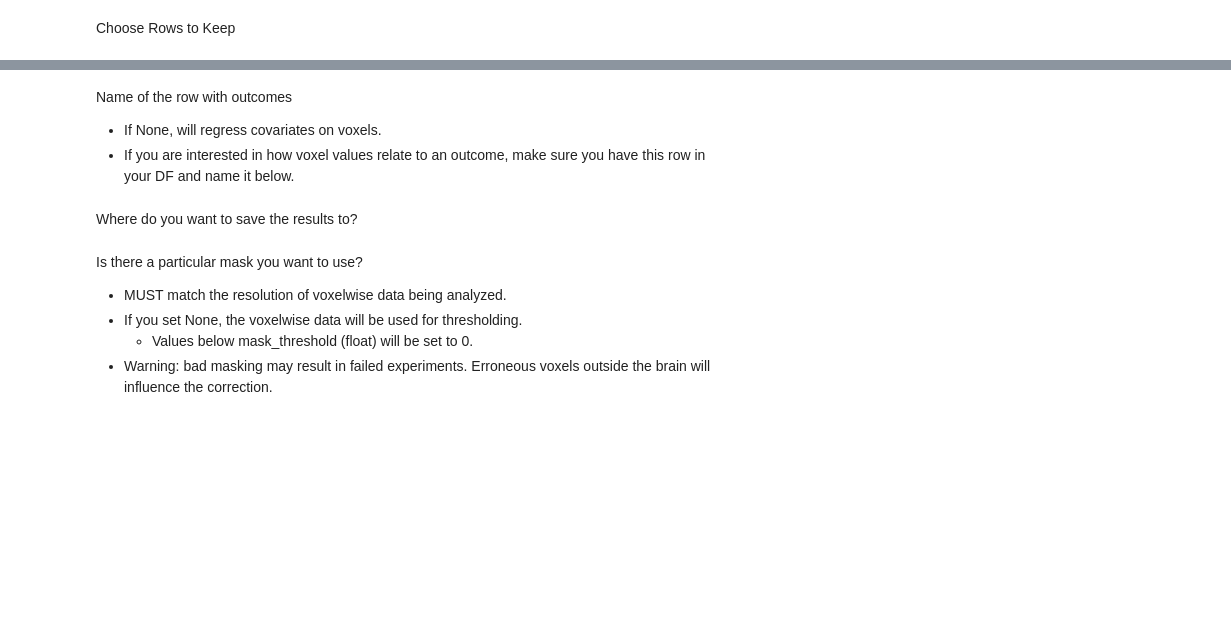
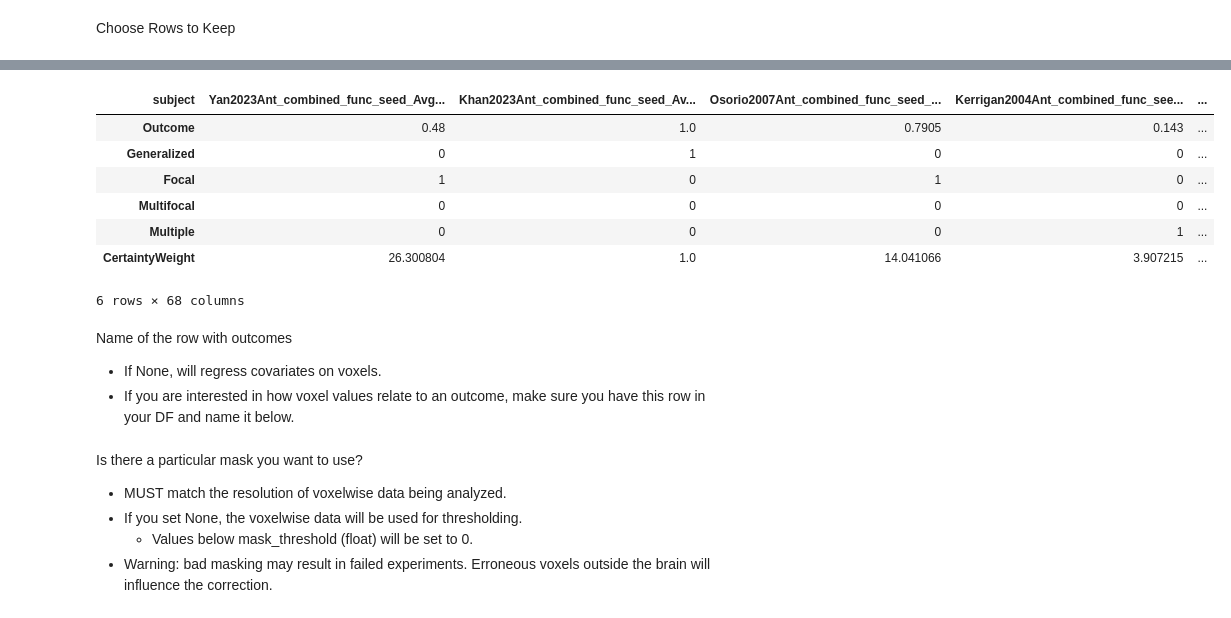
Before and after one commit to Calvinwhow/calvin_utils_project, a Jupyter notebook: notebooks/neuroimaging_notebooks/voxelwise_models/voxelwise_regression.ipynb, the cells around one changed output, grey strips where cells are left out. Cells and saved outputs as stored; diff of their text form; code cells hidden in the pictures; blank space fills up the shorter version.

```diff
--- a/notebooks/neuroimaging_notebooks/voxelwise_models/voxelwise_regression.ipynb
+++ b/notebooks/neuroimaging_notebooks/voxelwise_models/voxelwise_regression.ipynb
@@ -102,3 +95,0 @@ rows_to_keep_list = ['Q4']
-# %%
-data_df=data_df.loc[rows_to_keep_list,:]
-data_df
@@ -108,0 +96,2 @@ data_df
+# %%
+col_to_keep_list = ['Outcome', 'subject', 'Generalized', 'Focal', 'Multifocal', 'Multiple', 'CertaintyWeight']
@@ -109,3 +109,18 @@ data_df
+# %%
+data_df= data_df.loc[:, col_to_keep_list].T
+data_df.columns = data_df.loc['subject', :]
+data_df = data_df.drop('subject')
+data_df.dropna(inplace=True, axis=1)
+data_df
+# %% [output]
+| subject | Yan2023Ant_combined_func_seed_Avg... | Khan2023Ant_combined_func_seed_Av... | Osorio2007Ant_combined_func_seed_... | Kerrigan2004Ant_combined_func_see... | ... |
+| Outcome | 0.48 | 1.0 | 0.7905 | 0.143 | ... |
+| Generalized | 0 | 1 | 0 | 0 | ... |
+| Focal | 1 | 0 | 1 | 0 | ... |
+| Multifocal | 0 | 0 | 0 | 0 | ... |
+| Multiple | 0 | 0 | 0 | 1 | ... |
+| CertaintyWeight | 26.300804 | 1.0 | 14.041066 | 3.907215 | ... |
+6 rows × 68 columns
 # %% [markdown]
 Name of the row with outcomes
 - If None, will regress covariates on voxels.
@@ -115,2 +129,0 @@ outcome_row = 'Q4' #None
-# %% [markdown]
-Where do you want to save the results to?
```
Also changed, not shown: parts of 18 cells of this notebook, 22 other files.
